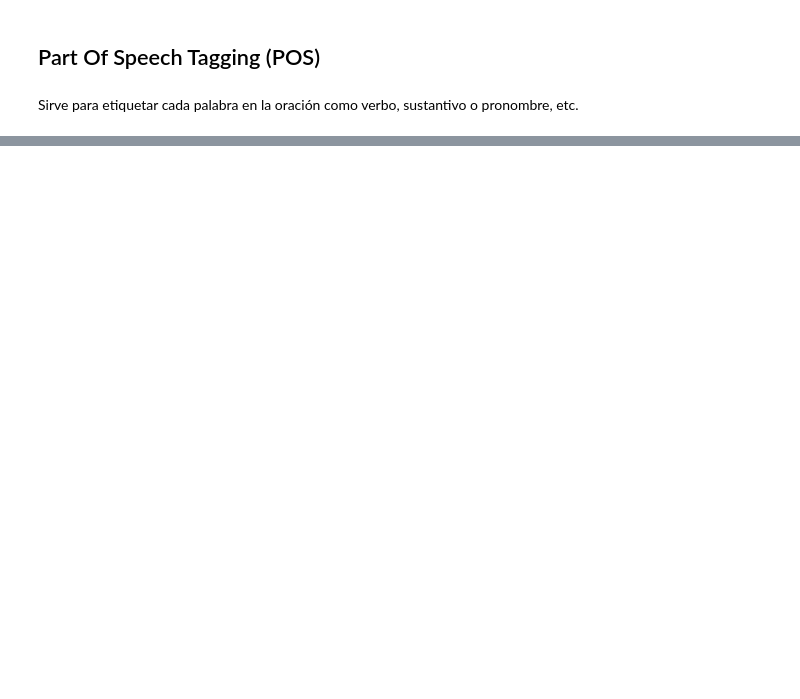
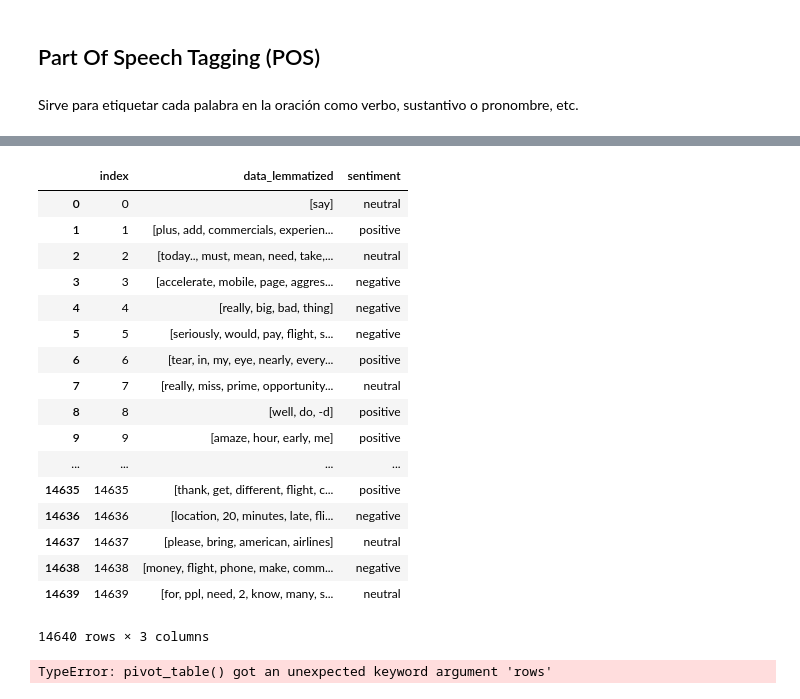
Before and after one commit to LuisLopez97/dashboardParametrizable, a Jupyter notebook: dashboard/backend/preprocesamiento/Preprocesamiento de datos.ipynb, the cells around one changed output, grey strips where cells are left out. Saved outputs shown, nothing was run; the diff lists cells and outputs as text; code cells hidden in the pictures; blank space fills up the shorter version.

```diff
--- a/dashboard/backend/preprocesamiento/Preprocesamiento de datos.ipynb
+++ b/dashboard/backend/preprocesamiento/Preprocesamiento de datos.ipynb
@@ -218,24 +266,20 @@ import csv, re
 # %%
+#import re
 def translator(user_string):
     user_string = user_string.split(" ")
     j = 0
+    slang = pd.read_json("myslang.json", typ = "series")
     for _str in user_string:
         # Archivo con las abreviaturas y su traducción
-        fileName = "slang.txt"
-        # Modo de Acceso al archivo (lectura)
-        accessMode = "r"
-        with open(fileName, accessMode) as myCSVfile:
-            # Leer un archivo como un CSV con delimitador como "=", para que la abreviacion sea guardada en row[0] y las frases en row[1]
-            dataFromFile = csv.reader(myCSVfile, delimiter="=")
-            # Removiendo carácteres especiales
-            _str = re.sub('[^a-zA-Z0-9-_.]', '', _str)
-            for row in dataFromFile:
-                # Checa si las palabras seleccionadas coinciden con las abreviaturas en el archivo de "slang.txt"
-                if _str.upper() == row[0]:
-                    # Si encuentra una coincidencia, la reemplaza con su respectiva traducción
-                    user_string[j] = row[1].lower()
-            myCSVfile.close()
-        j = j + 1
+        fileName = "myslang.json"
+        # Removiendo carácteres especiales
+        _str = re.sub('[^a-zA-Z0-9-_.]', '', _str)
+        for k in slang.keys():
+        # Checa si las palabras seleccionadas coinciden con las abreviaturas en el archivo de "slang.txt"
+            if _str.upper() == k:
+                # Si encuentra una coincidencia, la reemplaza con su respectiva traducción
+                user_string[j] = slang[k].lower()
+    j = j + 1
     # Retorna la cadena corregida
     return ' '.join(user_string)
 # %%
@@ -393,20 +519,19 @@ Se desarrollara el Lemmatization para ver si con este proceso se obtienen mejore
 # %%
-# WIP (Work In Progress)
-#https://www.datacamp.com/community/tutorials/stemming-lemmatization-python
-from nltk.stem import WordNetLemmatizer
-ltk.download('wordnet')
+#Fuente: https://www.datacamp.com/community/tutorials/stemming-lemmatization-python
+#from nltk.stem import WordNetLemmatizer
+nltk.download('wordnet')
 
 def lemmatization(oracion):
     wordnet_lemmatizer = WordNetLemmatizer()
-    punctuations = "?:!.,;"
+    punctuations = "?:!.,;$\"\'\´\``\”\“\''"
     resultado = []
     sentence_words = nltk.word_tokenize(oracion)
     for word in sentence_words:
         if word in punctuations:
             sentence_words.remove(word)
-    for word in sentence_words:
+            continue
         resultado.append(wordnet_lemmatizer.lemmatize(word, pos="v"))
-    return " ".join(resultado)
+    return resultado
 
 data_lemmatized = data_noRepeated.apply(lambda x: lemmatization(x))
 data_lemmatized
@@ -444,0 +671,3 @@ data_POS
+# %%
+sentiment = data["airline_sentiment"]
+sentiment
@@ -444,0 +692,27 @@ data_POS
+# %%
+bag_sentiment = pd.DataFrame(dict(data_lemmatized = data_lemmatized, sentiment = sentiment)).reset_index()
+bag_sentiment
+# %% [output]
+|  | index | data_lemmatized | sentiment |
+| 0 | 0 | [say] | neutral |
+| 1 | 1 | [plus, add, commercials, experien... | positive |
+| 2 | 2 | [today.., must, mean, need, take,... | neutral |
+| 3 | 3 | [accelerate, mobile, page, aggres... | negative |
+| 4 | 4 | [really, big, bad, thing] | negative |
+| 5 | 5 | [seriously, would, pay, flight, s... | negative |
+| 6 | 6 | [tear, in, my, eye, nearly, every... | positive |
+| 7 | 7 | [really, miss, prime, opportunity... | neutral |
+| 8 | 8 | [well, do, -d] | positive |
+| 9 | 9 | [amaze, hour, early, me] | positive |
+| ... | ... | ... | ... |
+| 14635 | 14635 | [thank, get, different, flight, c... | positive |
+| 14636 | 14636 | [location, 20, minutes, late, fli... | negative |
+| 14637 | 14637 | [please, bring, american, airlines] | neutral |
+| 14638 | 14638 | [money, flight, phone, make, comm... | negative |
+| 14639 | 14639 | [for, ppl, need, 2, know, many, s... | neutral |
+14640 rows × 3 columns
+# %%
+pivot = bag_sentiment.pivot_table(rows=["index"], cols=["data_lemmatized"], values =["data_lemmatized"]   , aggfunc='count')
+pivot
+# %% [output]
+TypeError: pivot_table() got an unexpected keyword argument 'rows'
```
Also changed, not shown: parts of 56 cells of this notebook, 1 other file.
